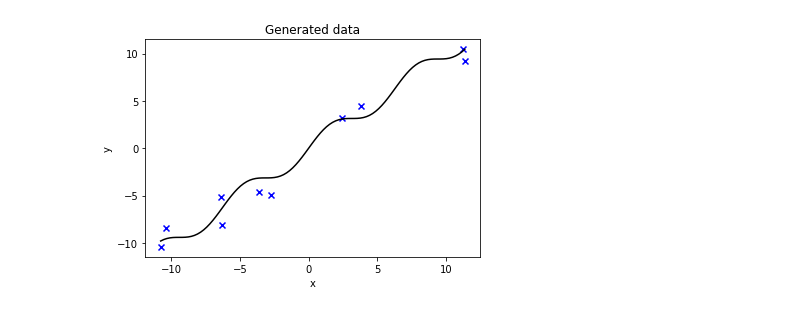
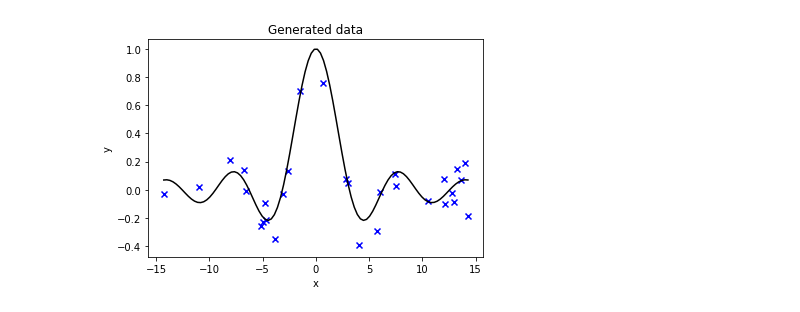
Before and after one commit to habroptilus/ml-tools, a Jupyter notebook: experiment/gaussian_process.ipynb, the cells around one changed output. Drawn from its saved outputs; the diff is of its cells as text; code cells hidden in the pictures.

```diff
--- a/experiment/gaussian_process.ipynb
+++ b/experiment/gaussian_process.ipynb
@@ -5,22 +5,25 @@ import sys,os
 sys.path.append(os.pardir)
 from tools.models.regressors.gaussian_process_regressor import GaussianProcessRegressor
 # %%
-def generate(N,window=100,center=0 ,epsilon=1):
+def generate(N,func,window=100,center=0 ,epsilon=1):
     x = (rand(N)-0.5) * window + center
-    y = x + np.sin(x)  + epsilon*np.random.randn(N)
+    y = func(x)  + epsilon*np.random.randn(N)
     return x,y
+# %%
+def f(x):
+    return np.sin(x)/x
 # %%
-X,y=generate(N=10,window=30,epsilon=1)
+X,y=generate(N=30,func=f,window=30,epsilon=0.1)
 # %%
 import matplotlib.pyplot as plt
 import numpy as np
 
-def plot(X, Y, title):
+def plot(X, Y, title,func):
     fig = plt.figure()
     ax = fig.add_subplot(111)
     ax.scatter(X, Y, color="blue", marker="x")
     x = np.linspace(min(X), max(X), 100)
-    y = x + np.sin(x)
+    y =func(x)
     ax.plot(x, y, color='black')
 
     plt.title(title)
@@ -28,9 +31,9 @@ def plot(X, Y, title):
     plt.ylabel("y")
     plt.show()
 # %%
-plot(X,y,"Generated data")
+plot(X,y,"Generated data",f)
 # %% [output]
-[figure, old version]
+[figure, new version]
 # %%
 class GaussianKernel:
     def __init__(self,h):
```
Also changed, not shown: parts of 4 cells of this notebook.
